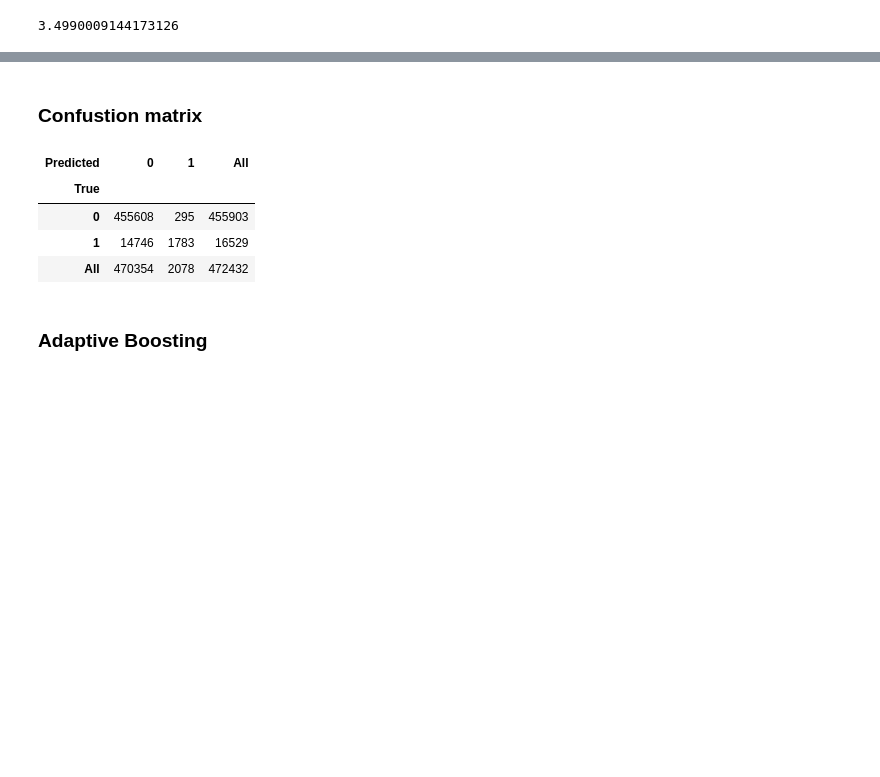
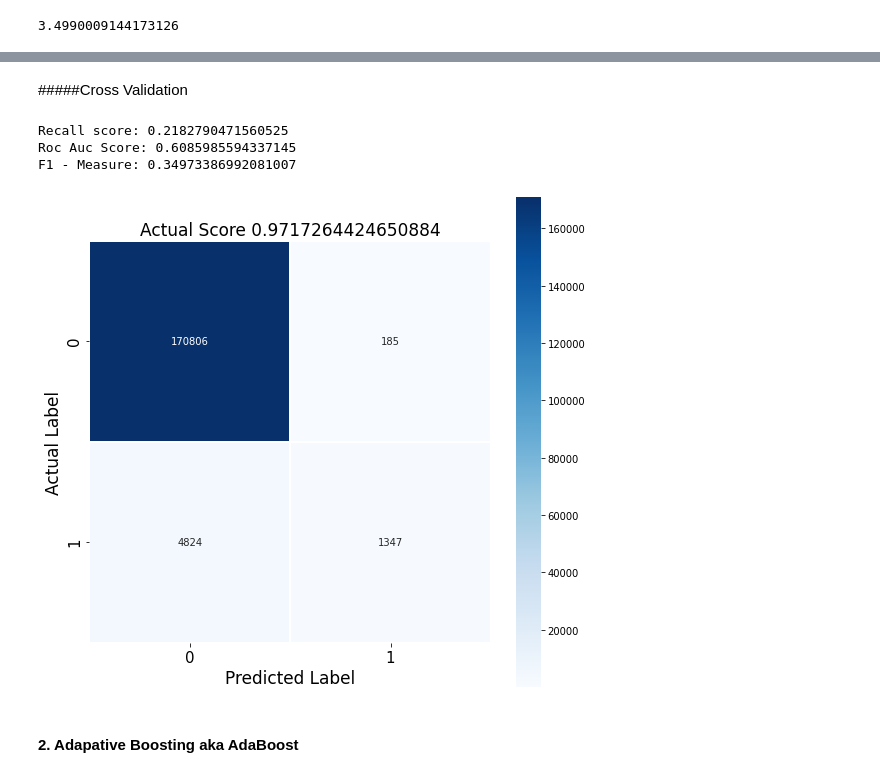
Before and after one commit to lusamdebonfils/Machine-Learning, a Jupyter notebook: 610096_final_project_CS582.ipynb, the cells around one changed output, grey strips where cells are left out. Drawn from its saved outputs; the diff is of its cells as text; code cells hidden in the pictures; blank space fills up the shorter version.

```diff
--- a/610096_final_project_CS582.ipynb
+++ b/610096_final_project_CS582.ipynb
@@ -189,7 +239,7 @@ See the caveats in the documentation: https://pandas.pydata.org/pandas-docs/stab
 # %%
-#Using Label Encoder to convert categorical data to numerical Data
 for col in train_full_df.columns:
     if train_full_df[col].dtype == "object":
         le = LabelEncoder()
-        le.fit(list(train_full_df[col].astype(str).values))
+        le.fit(list(train_full_df[col].astype(str).values) + list(test_full_df[col].astype(str).values))
         train_full_df[col] = le.transform(list(train_full_df[col].astype(str).values))
+        test_full_df[col] = le.transform(list(test_full_df[col].astype(str).values))
@@ -214,3 +258,12 @@ X_train,X_test,y_train,y_test=train_test_split(x_full_df,y_full_df,test_size=0.8
+# %%
+X_train = train_full_df.drop("isFraud", axis=1).copy()
+X_test = test_full_df.copy()
+y_train = train_full_df["isFraud"].copy()
+# %%
+#Spliting the data
+X_train_split, X_test_split, y_train_split, y_test_split = train_test_split(
+    X_train, y_train, test_size=0.3, random_state=7
+)
 # %% [markdown]
 ## **Now Enter our model**
 I will use both Random Forest and AdaptiveBoost to compare the performance of both models
@@ -221,9 +279,6 @@ I will use both Random Forest and AdaptiveBoost to compare the performance of bo
 rf = RandomForestClassifier(
     max_depth=45, max_features=30, n_estimators=500, n_jobs=-1, min_samples_leaf=200
 )
-model_1 = rf.fit(X_train, y_train)
-y_pred_1 = model_1.predict(X_test)
-
-#Performance
-print("Accuracy: ",metrics.accuracy_score(y_test, y_pred_1))
+model_1 = rf.fit(X_train_split, y_train_split)
+y_pred_1 = model_1.predict(X_test_split)
 # %% [output]
@@ -233,19 +287,31 @@ Wall time: 5min 1s
-# %% [markdown]
-### Confustion matrix
-# %%
-pd.crosstab(
-    y_test,
-    y_pred_1,
-    rownames=["True"],
-    colnames=["Predicted"],
-    margins=True,
-)
-# %% [output]
-| Predicted | 0 | 1 | All |
-| True |  |  |  |
-| 0 | 455608 | 295 | 455903 |
-| 1 | 14746 | 1783 | 16529 |
-| All | 470354 | 2078 | 472432 |
-# %% [markdown]
-### Adaptive Boosting
+# %% [markdown]
+#####Cross Validation
+# %%
+print("Recall score:", recall_score(y_test_split, y_pred_1))
+print("Roc Auc Score:", roc_auc_score(y_test_split, y_pred_1))
+print("F1 - Measure:", f1_score(y_test_split, y_pred_1))
+# %% [output]
+Recall score: 0.2182790471560525
+Roc Auc Score: 0.6085985594337145
+F1 - Measure: 0.34973386992081007
+# %%
+#Confusion matrix
+from sklearn import metrics
+score = accuracy_score(y_test_split, y_pred_1)
+cm =  metrics.confusion_matrix(y_test_split, y_pred_1)
+plt.figure(figsize=(9,9))
+sns.heatmap(cm, annot=True,
+            fmt=".0f",
+            linewidths=.5,
+            square=True,
+            cmap='Blues'
+            );
+plt.ylabel('Actual Label',fontsize=17);
+plt.xlabel('Predicted Label', fontsize=17);
+plt.title('Actual Score {}'.format(score),size=17)
+plt.tick_params(labelsize=15)
+# %% [output]
+[figure, added]
+# %% [markdown]
+#### **2. Adapative Boosting aka AdaBoost**
 # %%
```
Also changed, not shown: parts of 38 cells of this notebook.
